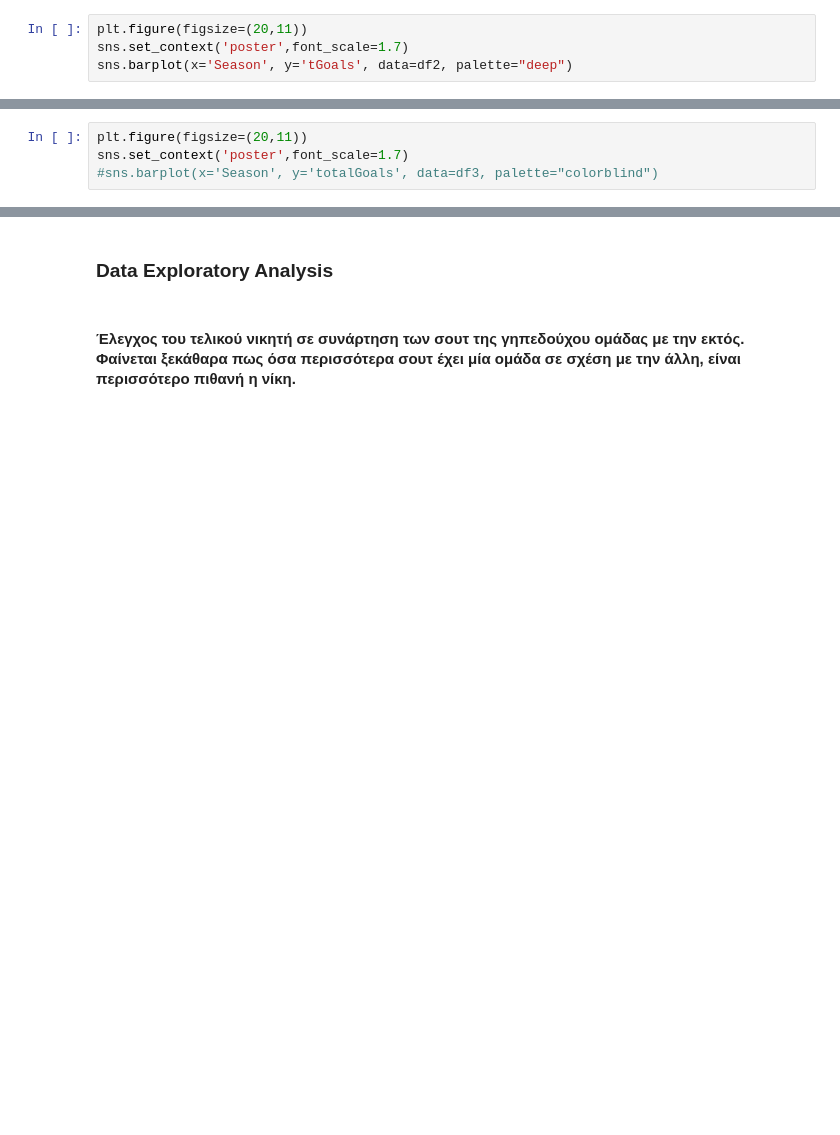
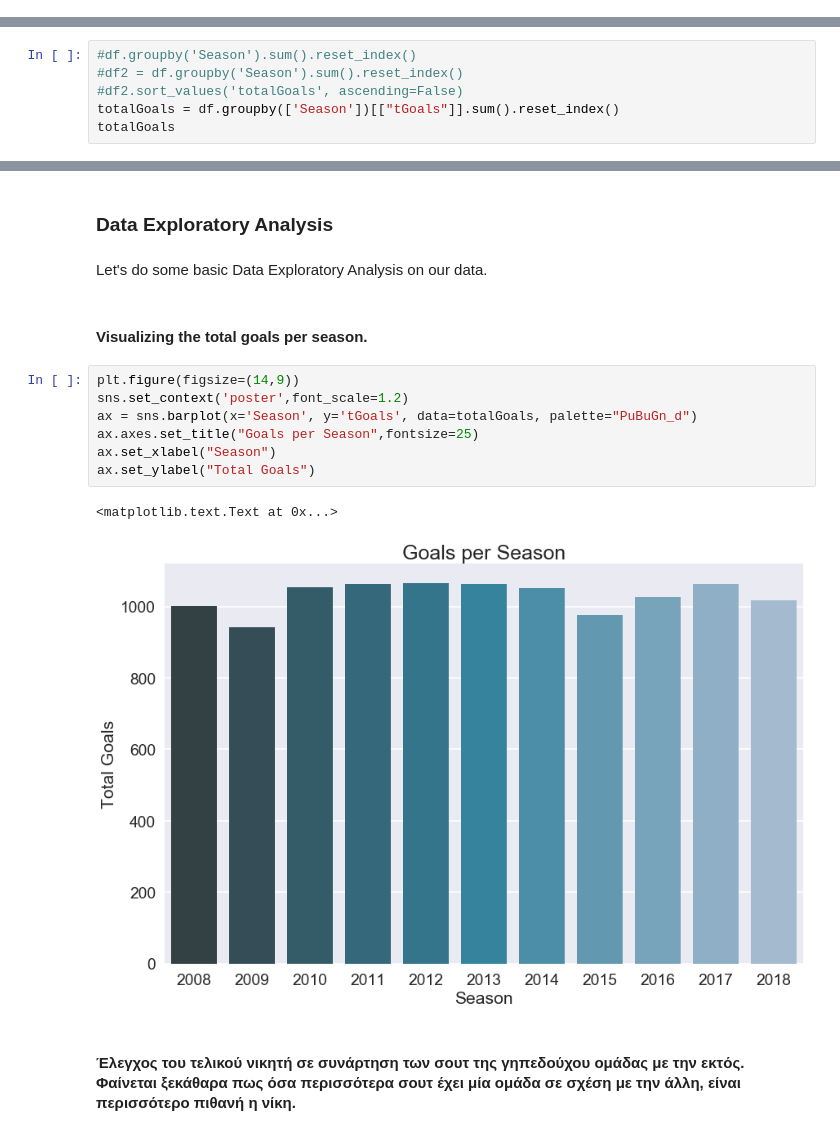
Before and after one commit to stefanosarta/premier-league, a Jupyter notebook: pl.ipynb, the cells around one changed output, grey strips where cells are left out. Saved outputs shown, nothing was run; the diff lists cells and outputs as text; blank space fills up the shorter version.

```diff
--- a/pl.ipynb
+++ b/pl.ipynb
@@ -218,4 +26,0 @@ df2
-# %%
-plt.figure(figsize=(20,11))
-sns.set_context('poster',font_scale=1.7)
-sns.barplot(x='Season', y='tGoals', data=df2, palette="deep")
@@ -248,4 +26,0 @@ df3
-# %%
-plt.figure(figsize=(20,11))
-sns.set_context('poster',font_scale=1.7)
-#sns.barplot(x='Season', y='totalGoals', data=df3, palette="colorblind")
@@ -361,0 +212,6 @@ Name: Referee, dtype: int64
+# %%
+#df.groupby('Season').sum().reset_index()
+#df2 = df.groupby('Season').sum().reset_index()
+#df2.sort_values('totalGoals', ascending=False)
+totalGoals = df.groupby(['Season'])[["tGoals"]].sum().reset_index()
+totalGoals
@@ -362,5 +351,19 @@ Name: Referee, dtype: int64
 # %% [markdown]
 ### Data Exploratory Analysis
+# %% [markdown]
+Let's do some basic Data Exploratory Analysis on our data.
+# %% [markdown]
+#### Visualizing the total goals per season.
+# %%
+plt.figure(figsize=(14,9))
+sns.set_context('poster',font_scale=1.2)
+ax = sns.barplot(x='Season', y='tGoals', data=totalGoals, palette="PuBuGn_d")
+ax.axes.set_title("Goals per Season",fontsize=25)
+ax.set_xlabel("Season")
+ax.set_ylabel("Total Goals")
+# %% [output]
+<matplotlib.text.Text at 0x...>
+[figure, added]
 # %% [markdown]
 #### Έλεγχος του τελικού νικητή σε συνάρτηση των σουτ της γηπεδούχου ομάδας με την εκτός. Φαίνεται ξεκάθαρα πως όσα περισσότερα σουτ έχει μία ομάδα σε σχέση με την άλλη, είναι περισσότερο πιθανή η νίκη.
 # %%
```
Also changed, not shown: parts of 105 cells of this notebook.
